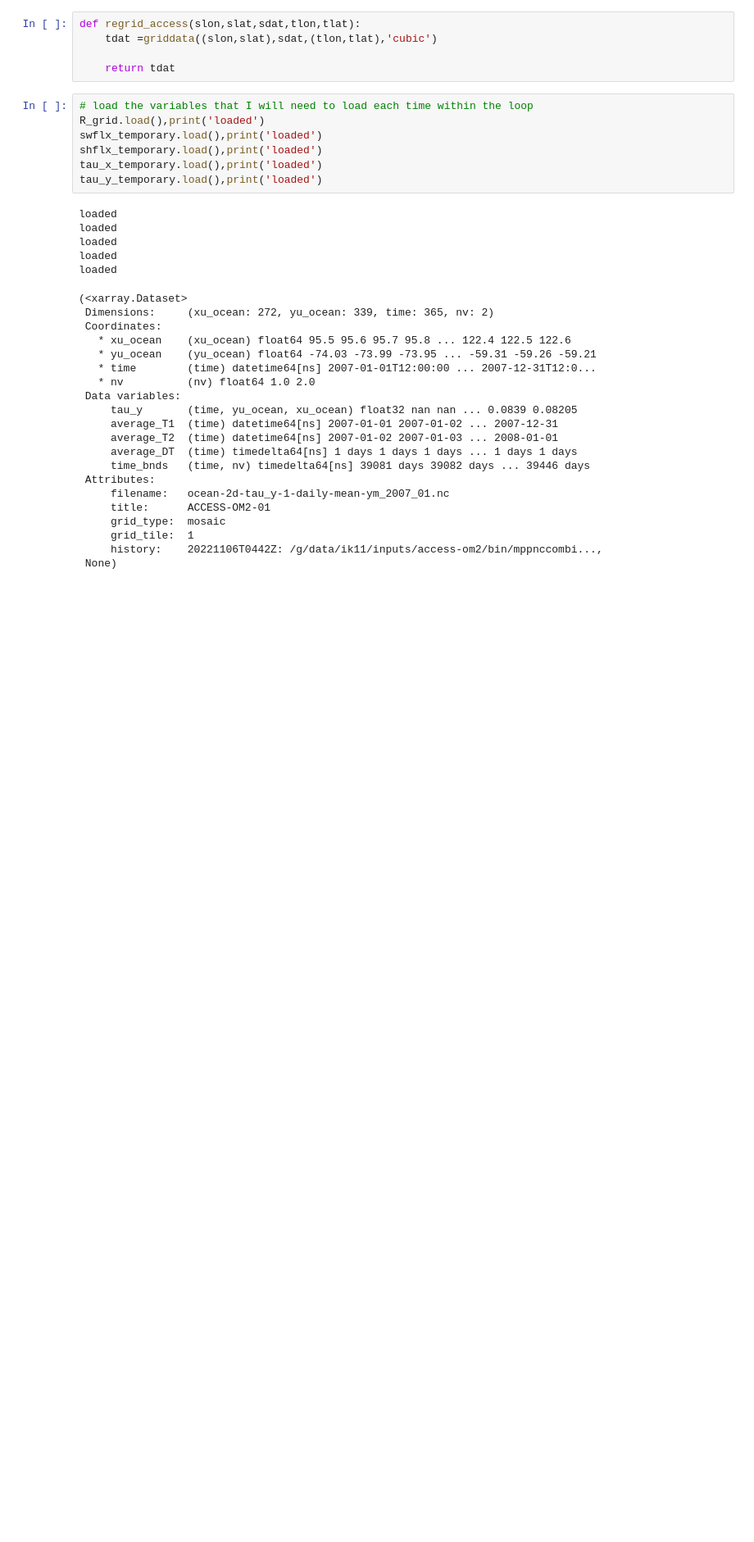
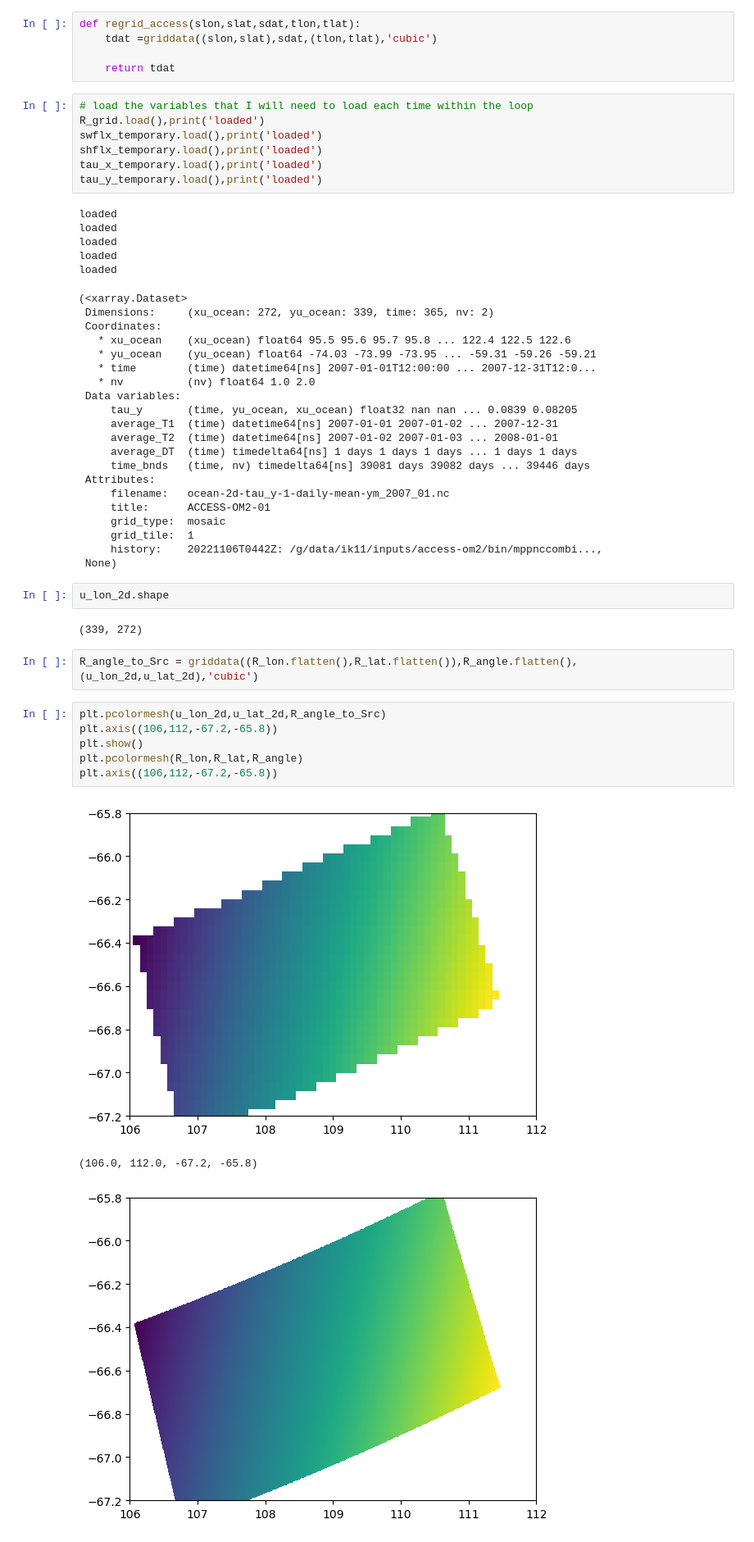
Before and after one commit to dgwyther/vanderford-setup, a Jupyter notebook: notebooks/make_sbc-access-vanderford.ipynb, the cells around one changed output. Shown at 82% size. Drawn from its saved outputs; the diff is of its cells as text; blank space fills up the shorter version.

Commit message:
corrected error in rotation angle of winds

```diff
--- a/notebooks/make_sbc-access-vanderford.ipynb
+++ b/notebooks/make_sbc-access-vanderford.ipynb
@@ -536,6 +536,22 @@ loaded
      grid_tile:  1
      history:    20221106T0442Z: /g/data/ik11/inputs/access-om2/bin/mppnccombi...,
  None)
+# %%
+u_lon_2d.shape
+# %% [output]
+(339, 272)
+# %%
+R_angle_to_Src = griddata((R_lon.flatten(),R_lat.flatten()),R_angle.flatten(),(u_lon_2d,u_lat_2d),'cubic')
+# %%
+plt.pcolormesh(u_lon_2d,u_lat_2d,R_angle_to_Src)
+plt.axis((106,112,-67.2,-65.8))
+plt.show()
+plt.pcolormesh(R_lon,R_lat,R_angle)
+plt.axis((106,112,-67.2,-65.8))
+# %% [output]
+[figure, added]
+(106.0, 112.0, -67.2, -65.8)
+[figure, added]
 # %%
 # MAKE THE MAGIC HAPPEN FOR 2007 AND save in interim folder
 month = ['jan','feb','mar','apr','may','jun','jul','aug','sep','oct','nov','dec']
```
Also changed, not shown: parts of 2 cells of this notebook.
